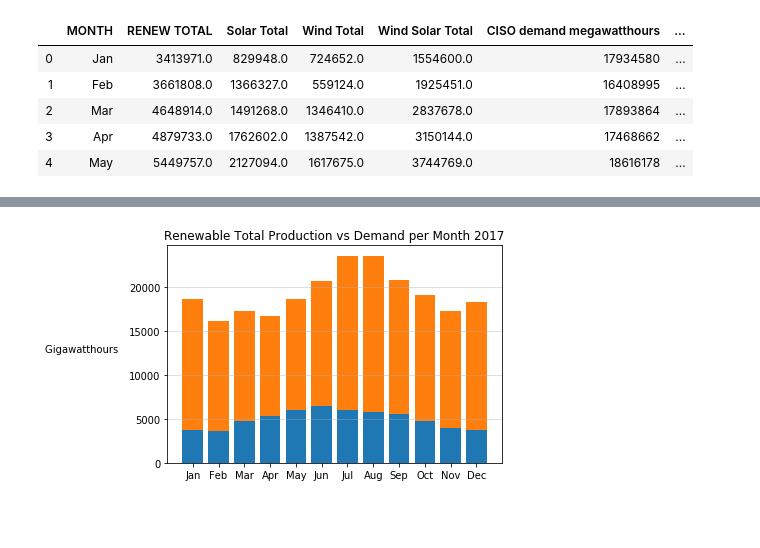
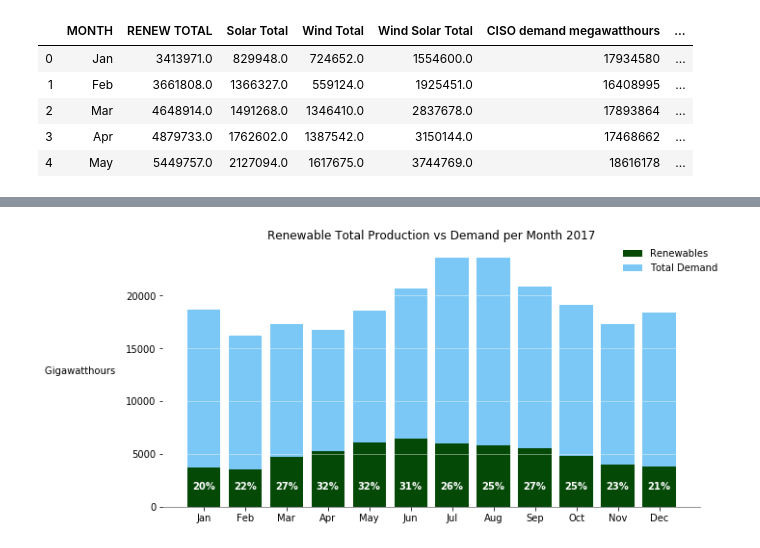
Before and after one commit to scottinsactown/California-Renewable-Energy--data-analysis, a Jupyter notebook: project_start_scott.ipynb, the cells around one changed output, grey strips where cells are left out. Drawn from its saved outputs; the diff is of its cells as text; code cells hidden in the pictures; blank space fills up the shorter version.

```diff
--- a/project_start_scott.ipynb
+++ b/project_start_scott.ipynb
@@ -144,7 +144,7 @@ merged_df = pd.merge(data_16, data_16_demand, on="MONTH")
 merged_df['Renew Gigawatthours'] = merged_df['RENEW TOTAL'] / 1000
 
 # Get percent renewables
-merged_df['Percent Renew'] = merged_df['Renew Gigawatthours'] / merged_df['Demand Gigawatthours'] *100
+merged_df['Percent Renew'] = (merged_df['Renew Gigawatthours'] / merged_df['Demand Gigawatthours'] *100).map('{:.0f}%'.format)
 merged_df.head()
 # %% [output]
 |  | MONTH | RENEW TOTAL | Solar Total | Wind Total | Wind Solar Total | CISO demand megawatthours | ... |
@@ -188,20 +182,53 @@ plt.show()
 # %%
-# Repeat for 2017 - unmerged example - still need percent renewables
+# Repeat for 2017
 
 data_17 = monthly_sum.loc[2017].reset_index()
 data_17['MONTH'] = data_17['MONTH'].map({1:'Jan',2:'Feb',3:'Mar',4:'Apr',5:'May',6:'Jun',7:'Jul',8:'Aug',9:'Sep',10:'Oct',11:'Nov',12:'Dec'})
 
 data_17_demand = monthly_sum_demand.loc[2017].reset_index()
 data_17_demand['MONTH'] = data_17_demand['MONTH'].map({1:'Jan',2:'Feb',3:'Mar',4:'Apr',5:'May',6:'Jun',7:'Jul',8:'Aug',9:'Sep',10:'Oct',11:'Nov',12:'Dec'})
 
-renew_17 = (data_17['RENEW TOTAL'] / 1000)
-p1 = plt.bar(data_17['MONTH'],renew_17)
+# Merge 2017 datasets
+merged_df_17 = pd.merge(data_17, data_17_demand, on="MONTH")
+
+#Show renewables at Gigawatt scale
+merged_df_17['Renew Gigawatthours'] = merged_df_17['RENEW TOTAL'] / 1000
+
+# Get percent renewables
+merged_df_17['Percent Renew'] = (merged_df_17['Renew Gigawatthours'] /
+                                 merged_df_17['Demand Gigawatthours'] *100).map('{:.0f}%'.format)
+merged_df_17.head()
+
+fig,ax = plt.subplots()
+renew_17 = merged_df_17['Renew Gigawatthours']
+fig.set_figheight(5) #adjust if needed
+fig.set_figwidth(10)
+p1 = plt.bar(merged_df_17['MONTH'],renew_17,width=.8,color='xkcd:darkgreen',label='Renewables') #make dark green?
+
 # Show total demand less renewables produced
-p2 = plt.bar(data_17_demand['MONTH'],(data_17_demand['Demand Gigawatthours']-renew_17),bottom=renew_17)
+p2 = plt.bar(merged_df_17['MONTH'],(merged_df_17['Demand Gigawatthours']-renew_17),
+             bottom=renew_17,width=.8,color='xkcd:lightblue',label='Total Demand') #make light green?
+    #color consistent with other charts for total demand
+
+# Label bars with % renewable concentration
+bar_label = merged_df_17['Percent Renew']
+def autolabel(rects):
+    for idx,rect in enumerate(p1):
+        height = 1500
+        ax.text(rect.get_x() + rect.get_width()/2., height, (bar_label[idx]),
+                ha='center',va='bottom',color='w',weight='bold')
+autolabel (p1)
 
 plt.title('Renewable Total Production vs Demand per Month 2017')
 plt.ylabel("Gigawatthours  ",rotation='0',ha='right')
-plt.grid(axis='y',alpha=.5) #move behind bars
+
+ax.spines['top'].set_visible(False)
+ax.spines['right'].set_visible(False)
+ax.spines['left'].set_visible(False)
+ax.spines['bottom'].set_alpha(.5)
+plt.grid(axis='y',alpha=.5,color='w')
+# ax.set_axisbelow(True) #keep in front?
+plt.legend(bbox_to_anchor=(1.04,1), borderaxespad=0,frameon=False) #put outside chart and revere order
 plt.show()
 # %% [output]
-[figure, old version]
+[figure, new version]
```
Also changed, not shown: parts of 1 cell of this notebook.
